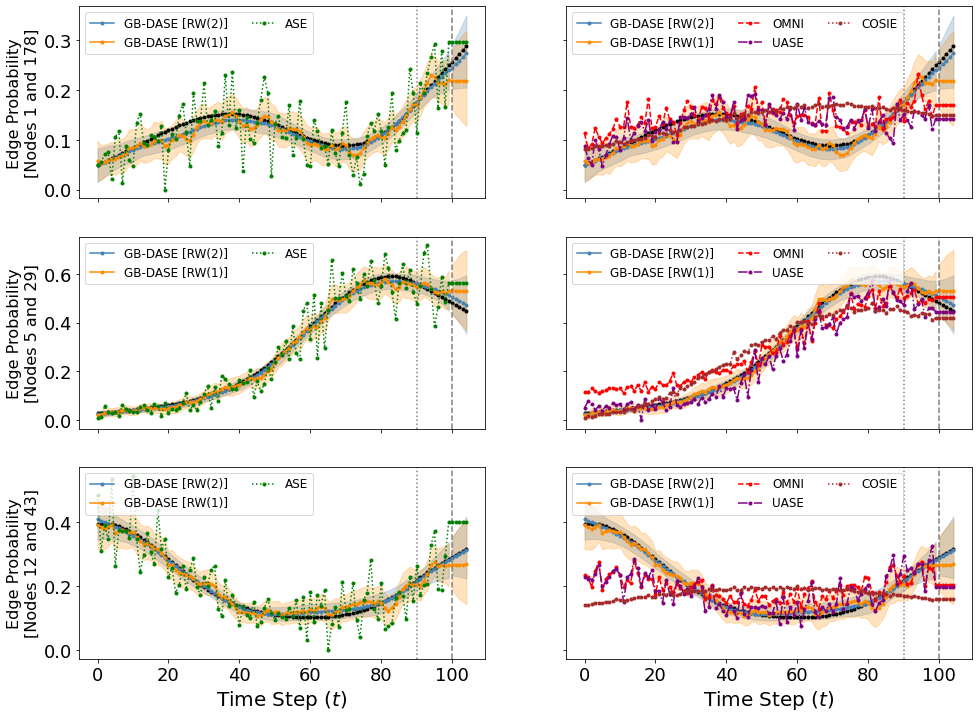
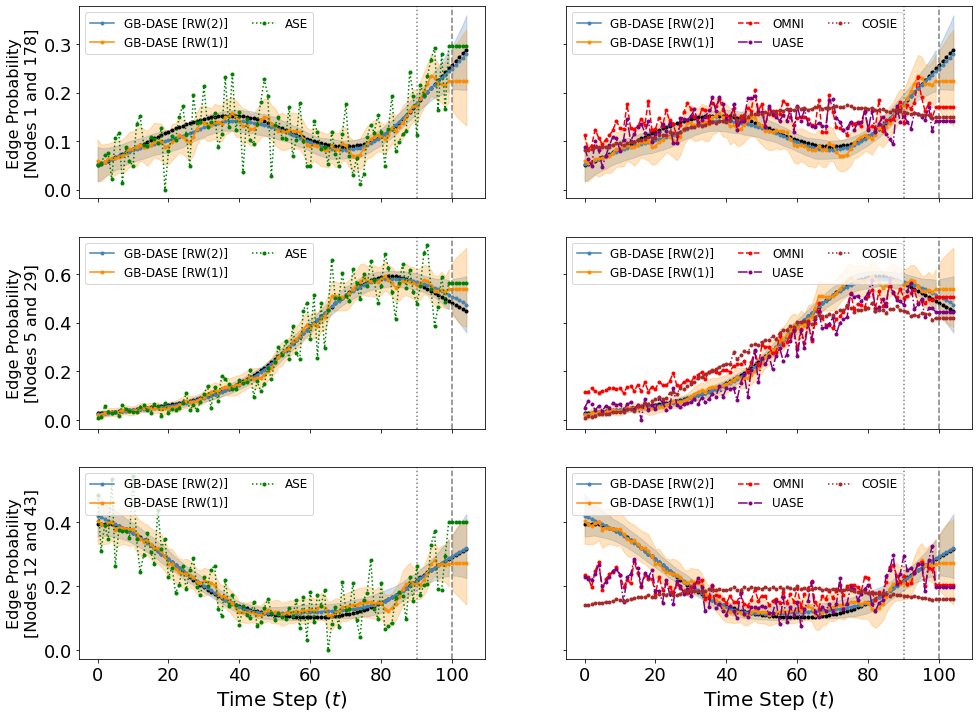
Code edit (unified diff) that turned the first committed figure into the second:
--- before
+++ after
@@ -74,2 +74,5 @@
     ax[k, 1].legend(ncols=3, fontsize=12, loc='upper left')
     ax[k, 1].tick_params(axis='both', which='major', labelsize=18)
+
+fig.savefig('/Users/joshua/myworkspace/generalized-bayes-drdpg/jcgs-submission/first-revision/images/forecasts2_revision.pdf',
+            dpi=300, bbox_inches='tight')

Commit: updated some notebooks